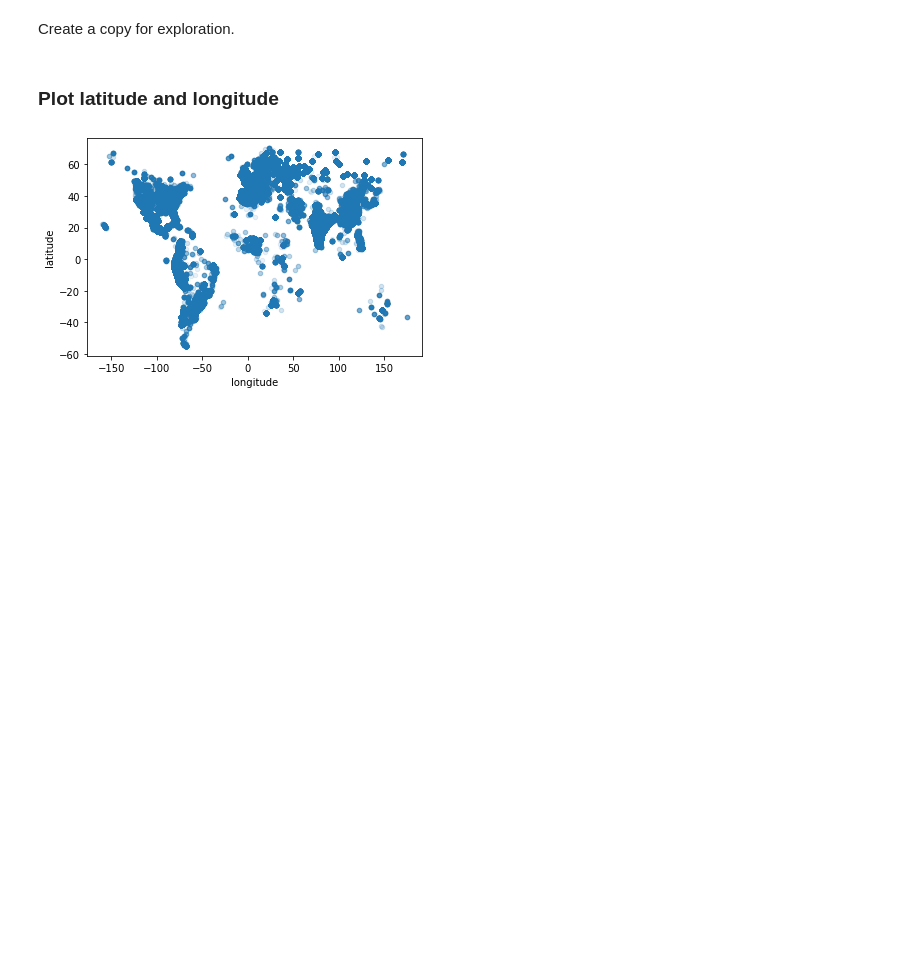
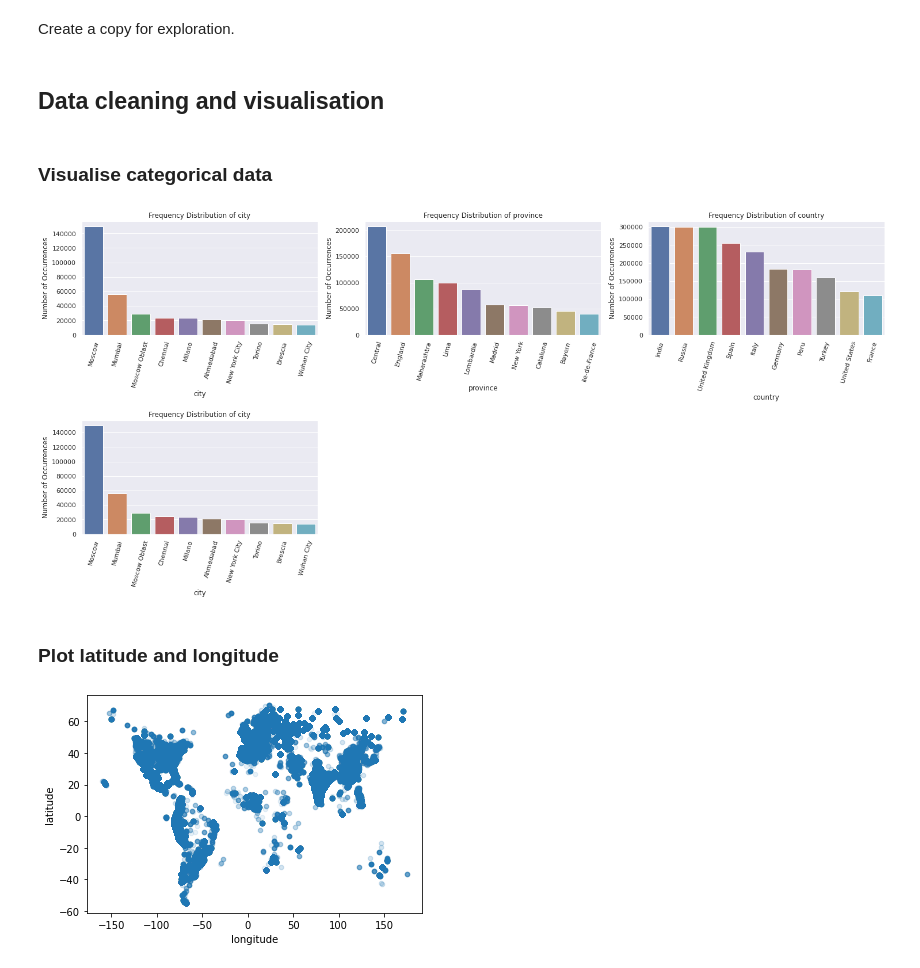
Before and after one commit to mattchap2/machine-learning, a Jupyter notebook: source-code.ipynb, the cells around one changed output. Drawn from its saved outputs; the diff is of its cells as text; code cells hidden in the pictures; blank space fills up the shorter version.

Commit message:
Create 'Visualise categorical data' in code

```diff
--- a/source-code.ipynb
+++ b/source-code.ipynb
@@ -84,6 +84,32 @@ memory usage: 655.9+ MB
 Create a copy for exploration.
 # %%
 df = dataframe.copy()
+# %% [markdown]
+## Data cleaning and visualisation
+# %% [markdown]
+### Visualise categorical data
+# %%
+def plot_categorical(col):
+  col_count = df[col].value_counts()[:10]
+  sns.barplot(x=col_count.index, y=col_count.values)
+  plt.title('Frequency Distribution of ' + col)
+  plt.ylabel('Number of Occurrences', fontsize=12)
+  plt.xlabel(col)
+  plt.xticks(rotation=75)
+# %%
+col_lst = ['city', 'province', 'country', 'city']
+
+n_cols = 3
+n_rows = int(len(col_lst)/n_cols) + 1
+plt.figure(figsize=(25, 5 * n_rows))
+plt.tight_layout()
+
+for i, col in enumerate(col_lst, start=0):
+  plt.subplot(n_rows,n_cols,i+1)
+  plot_categorical(col)
+  plt.subplots_adjust(hspace=0.75)
+# %% [output]
+[figure, added]
 # %% [markdown]
 ### Plot latitude and longitude
 # %%
```
Also changed, not shown: parts of 2 cells of this notebook.
